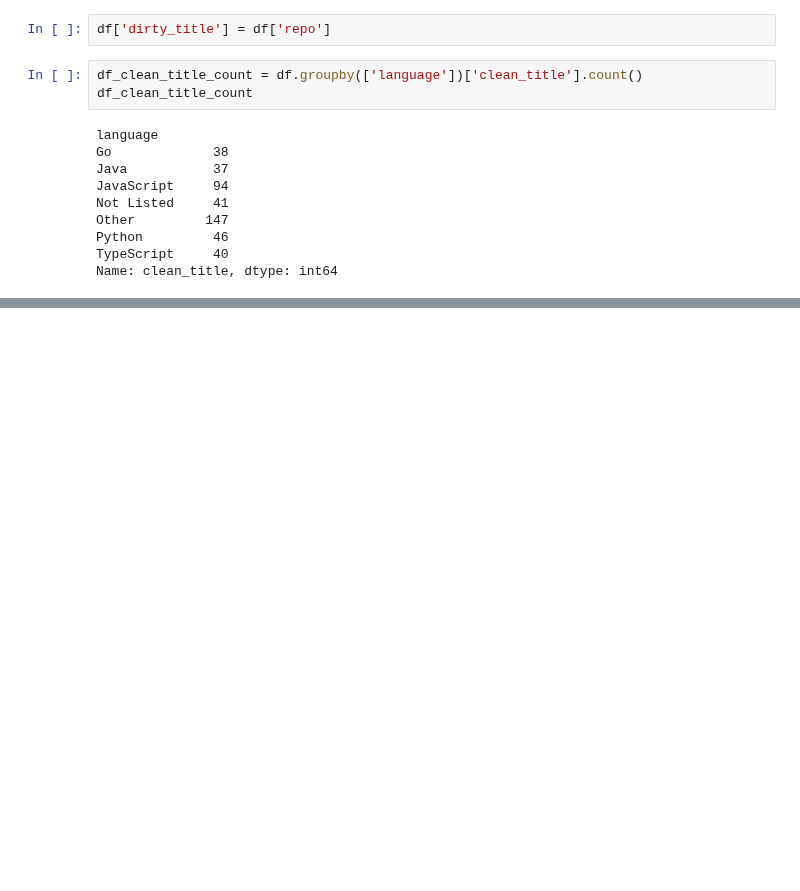
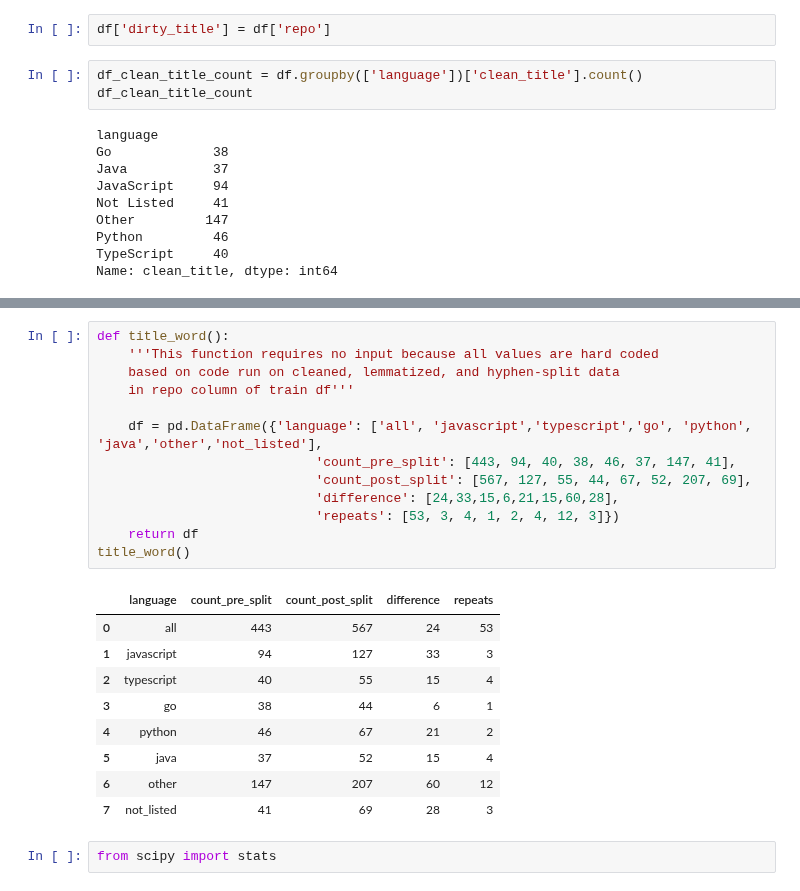
Before and after one commit to L-G-B-Team/nlp-project, a Jupyter notebook: Naomi_workbook.ipynb, the cells around one changed output, grey strips where cells are left out. Drawn from its saved outputs; the diff is of its cells as text; blank space fills up the shorter version.

```diff
--- a/Naomi_workbook.ipynb
+++ b/Naomi_workbook.ipynb
@@ -424,0 +548,25 @@ pandas.core.frame.DataFrame
+# %%
+def title_word():
+    '''This function requires no input because all values are hard coded
+    based on code run on cleaned, lemmatized, and hyphen-split data
+    in repo column of train df'''
+
+    df = pd.DataFrame({'language': ['all', 'javascript','typescript','go', 'python', 'java','other','not_listed'],
+                            'count_pre_split': [443, 94, 40, 38, 46, 37, 147, 41],
+                            'count_post_split': [567, 127, 55, 44, 67, 52, 207, 69],
+                            'difference': [24,33,15,6,21,15,60,28],
+                            'repeats': [53, 3, 4, 1, 2, 4, 12, 3]})
+    return df
+title_word()
+# %% [output]
+|  | language | count_pre_split | count_post_split | difference | repeats |
+| 0 | all | 443 | 567 | 24 | 53 |
+| 1 | javascript | 94 | 127 | 33 | 3 |
+| 2 | typescript | 40 | 55 | 15 | 4 |
+| 3 | go | 38 | 44 | 6 | 1 |
+| 4 | python | 46 | 67 | 21 | 2 |
+| 5 | java | 37 | 52 | 15 | 4 |
+| 6 | other | 147 | 207 | 60 | 12 |
+| 7 | not_listed | 41 | 69 | 28 | 3 |
+# %%
+from scipy import stats
```
Also changed, not shown: parts of 45 cells of this notebook.
